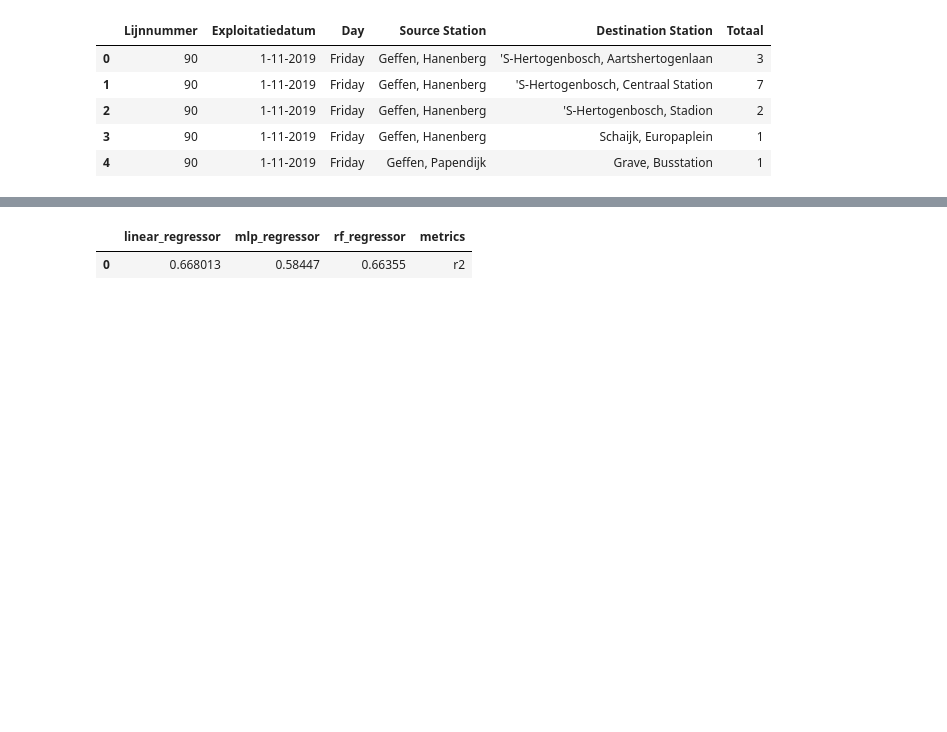
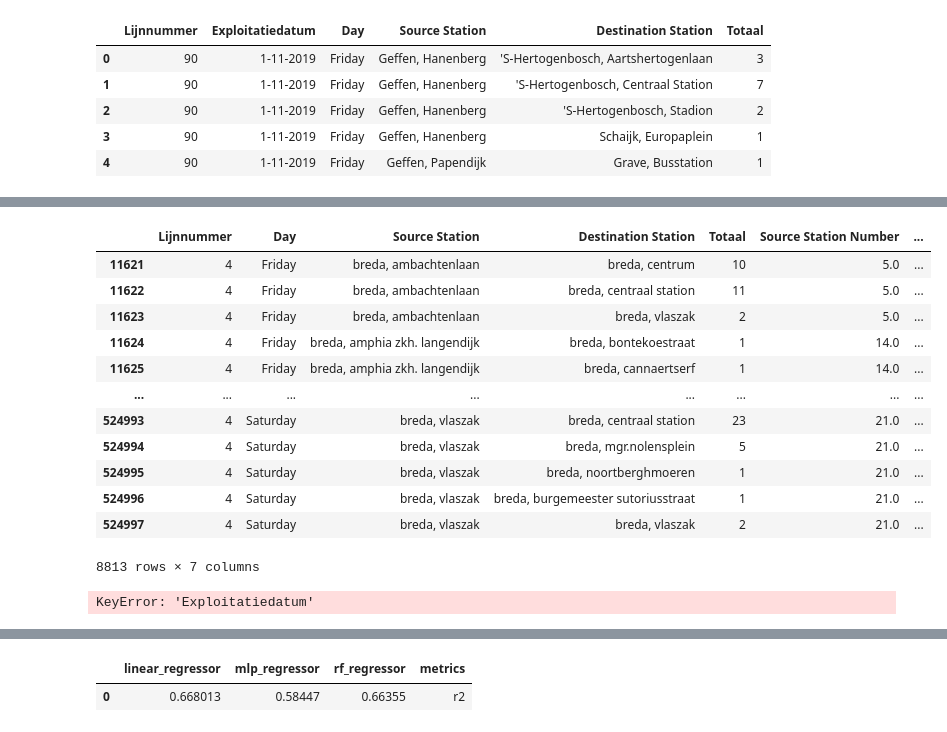
Before and after one commit to s260895/deia_smartways, a Jupyter notebook: DEIA1.ipynb, the cells around one changed output, grey strips where cells are left out. Saved outputs shown, nothing was run; the diff lists cells and outputs as text; code cells hidden in the pictures; blank space fills up the shorter version.

```diff
--- a/DEIA1.ipynb
+++ b/DEIA1.ipynb
@@ -163,3 +121,5 @@ sorted(arriva_line_4_df[arriva_line_4_df['Destination Station'].str.contains('br
+# %%
+arriva_cleaned = pd.read_pickle('arriva_cleaned_with_lijnnummer')
 # %%
 line_4_dict = {'Breda, Hovenierstraat':0,
                 'Breda, Dreef':1,
@@ -217,9 +217,26 @@ arriva_line_4_df.dropna(inplace=True)
+# %%
+arriva_line_4_df
+# %% [output]
+|  | Lijnnummer | Day | Source Station | Destination Station | Totaal | Source Station Number | ... |
+| 11621 | 4 | Friday | breda, ambachtenlaan | breda, centrum | 10 | 5.0 | ... |
+| 11622 | 4 | Friday | breda, ambachtenlaan | breda, centraal station | 11 | 5.0 | ... |
+| 11623 | 4 | Friday | breda, ambachtenlaan | breda, vlaszak | 2 | 5.0 | ... |
+| 11624 | 4 | Friday | breda, amphia zkh. langendijk | breda, bontekoestraat | 1 | 14.0 | ... |
+| 11625 | 4 | Friday | breda, amphia zkh. langendijk | breda, cannaertserf | 1 | 14.0 | ... |
+| ... | ... | ... | ... | ... | ... | ... | ... |
+| 524993 | 4 | Saturday | breda, vlaszak | breda, centraal station | 23 | 21.0 | ... |
+| 524994 | 4 | Saturday | breda, vlaszak | breda, mgr.nolensplein | 5 | 21.0 | ... |
+| 524995 | 4 | Saturday | breda, vlaszak | breda, noortberghmoeren | 1 | 21.0 | ... |
+| 524996 | 4 | Saturday | breda, vlaszak | breda, burgemeester sutoriusstraat | 1 | 21.0 | ... |
+| 524997 | 4 | Saturday | breda, vlaszak | breda, vlaszak | 2 | 21.0 | ... |
+8813 rows × 7 columns
 # %%
 # For buses going in one direction
-original_direction = arriva_line_4_df[line_4_df['Source Station Number'] < arriva_line_4_df['Destination Station Number']]
+original_direction = arriva_line_4_df[arriva_line_4_df['Source Station Number'] < arriva_line_4_df['Destination Station Number']]
 
 # For buses going in opposite direction
-reverse_direction = arriva_line_4_df[line_4_df['Source Station Number'] > arriva_line_4_df['Destination Station Number']]
+reverse_direction = arriva_line_4_df[arriva_line_4_df['Source Station Number'] > arriva_line_4_df['Destination Station Number']]
+
 
 og_arriva_occupancy_line_4_df = pd.DataFrame(columns = ['Exploitatiedatum','Station','Occupancy'])
 rev_arriva_occupancy_line_4_df = pd.DataFrame(columns = ['Exploitatiedatum','Station','Occupancy'])
@@ -237,3 +254,5 @@ for date in arriva_line_4_df['Exploitatiedatum'].unique():
         occupancy = reverse_direction[(reverse_direction['Exploitatiedatum'] == date)&(reverse_direction['Source Station Number'] <= stop)]['Totaal'].sum() - reverse_direction[(reverse_direction['Exploitatiedatum'] == date)&  (reverse_direction['Destination Station Number'] < stop)]['Totaal'].sum()
         rev_arriva_occupancy_line_4_df = rev_arriva_occupancy_line_4_df.append({'Exploitatiedatum':date, 'Station':stop, 'Occupancy':occupancy},ignore_index=True)
         #print([date, stop, occupancy])
+# %% [output]
+KeyError: 'Exploitatiedatum'
```
Also changed, not shown: parts of 18 cells of this notebook.
